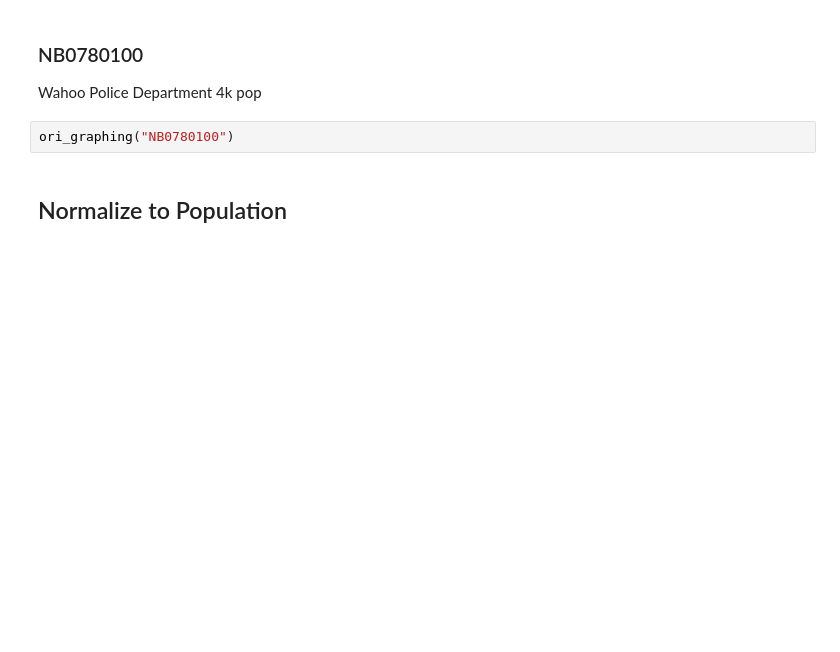
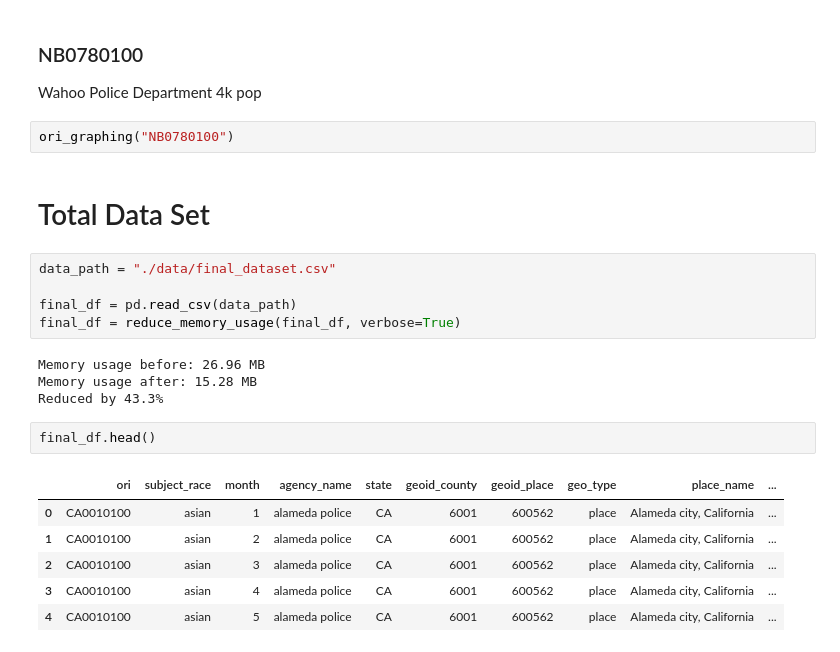
Before and after one commit to kzwang1729/UOFAnalysis, a Jupyter notebook: nibrs_temporal_search.ipynb, the cells around one changed output. Saved outputs shown, nothing was run; the diff lists cells and outputs as text; blank space fills up the shorter version.

```diff
--- a/nibrs_temporal_search.ipynb
+++ b/nibrs_temporal_search.ipynb
@@ -817,4 +773,22 @@ Wahoo Police Department
 # %%
 ori_graphing("NB0780100")
 # %% [markdown]
-## Normalize to Population
+# Total Data Set
+# %%
+data_path = "./data/final_dataset.csv"
+
+final_df = pd.read_csv(data_path)
+final_df = reduce_memory_usage(final_df, verbose=True)
+# %% [output]
+Memory usage before: 26.96 MB
+Memory usage after: 15.28 MB
+Reduced by 43.3%
+# %%
+final_df.head()
+# %% [output]
+|  | ori | subject_race | month | agency_name | state | geoid_county | geoid_place | geo_type | place_name | ... |
+| 0 | CA0010100 | asian | 1 | alameda police | CA | 6001 | 600562 | place | Alameda city, California | ... |
+| 1 | CA0010100 | asian | 2 | alameda police | CA | 6001 | 600562 | place | Alameda city, California | ... |
+| 2 | CA0010100 | asian | 3 | alameda police | CA | 6001 | 600562 | place | Alameda city, California | ... |
+| 3 | CA0010100 | asian | 4 | alameda police | CA | 6001 | 600562 | place | Alameda city, California | ... |
+| 4 | CA0010100 | asian | 5 | alameda police | CA | 6001 | 600562 | place | Alameda city, California | ... |
```
Also changed, not shown: parts of 11 cells of this notebook, 5 other files.
